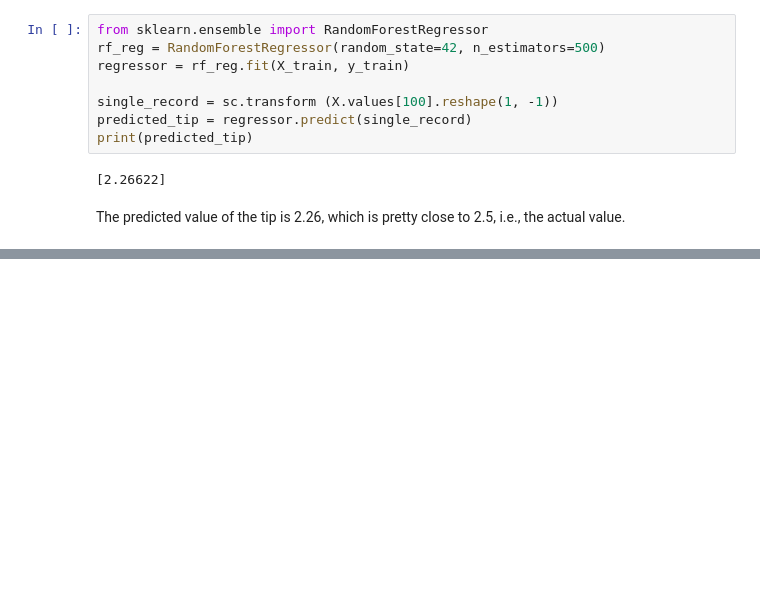
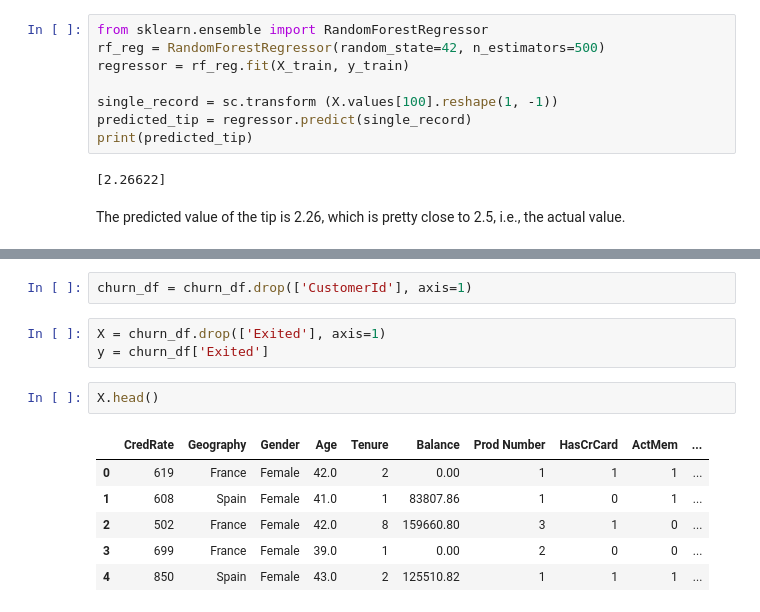
Before and after one commit to rOluochKe/learning-ds-ml, a Jupyter notebook: Learning_DS_and_ML.ipynb, the cells around one changed output, grey strips where cells are left out. Saved outputs shown, nothing was run; the diff lists cells and outputs as text; blank space fills up the shorter version.

```diff
--- a/Learning_DS_and_ML.ipynb
+++ b/Learning_DS_and_ML.ipynb
@@ -1481,0 +1512,14 @@ The predicted value of the tip is 2.26, which is pretty close to 2.5, i.e., the
+# %%
+churn_df = churn_df.drop(['CustomerId'], axis=1)
+# %%
+X = churn_df.drop(['Exited'], axis=1)
+y = churn_df['Exited']
+# %%
+X.head()
+# %% [output]
+|  | CredRate | Geography | Gender | Age | Tenure | Balance | Prod Number | HasCrCard | ActMem | ... |
+| 0 | 619 | France | Female | 42.0 | 2 | 0.00 | 1 | 1 | 1 | ... |
+| 1 | 608 | Spain | Female | 41.0 | 1 | 83807.86 | 1 | 0 | 1 | ... |
+| 2 | 502 | France | Female | 42.0 | 8 | 159660.80 | 3 | 1 | 0 | ... |
+| 3 | 699 | France | Female | 39.0 | 1 | 0.00 | 2 | 0 | 0 | ... |
+| 4 | 850 | Spain | Female | 43.0 | 2 | 125510.82 | 1 | 1 | 1 | ... |
```
Also changed, not shown: parts of 29 cells of this notebook.
